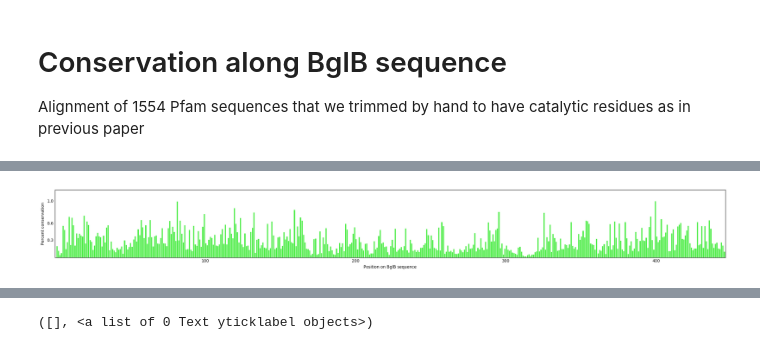
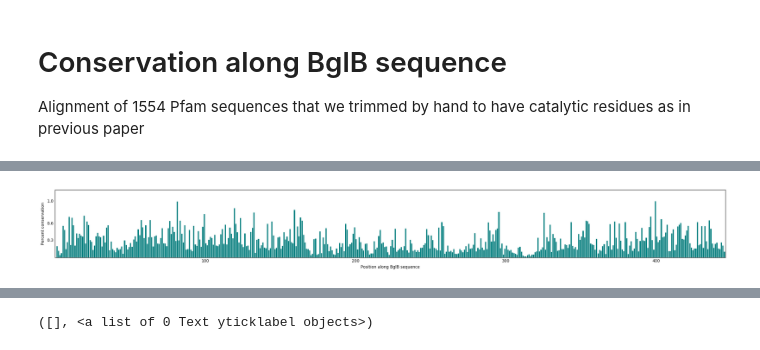
Before and after one commit to dacarlin/bglb_thermal, a Jupyter notebook: paper_draft/figures_for_paper.ipynb, the cells around one changed output, grey strips where cells are left out. Drawn from its saved outputs; the diff is of its cells as text; code cells hidden in the pictures.

Commit message:
Lots of changes to style of figures for thermal paper

```diff
--- a/paper_draft/figures_for_paper.ipynb
+++ b/paper_draft/figures_for_paper.ipynb
@@ -161,18 +141,18 @@ clean_dat.sample( 5 )
 # sorry, the above is a terrible hack
 # %%
 plt.figure( figsize=( 30, 3 ) )
-plt.bar( dat.sequence_pos, ( dat.Entropy / dat.Entropy.max()) , lw=0, color=(0.03,.9,0,0.7), label='Entropy' )
+plt.bar( dat.sequence_pos, ( dat.Entropy / dat.Entropy.max()) , lw=0, color='teal', label='Entropy' )
 
 plt.xlim( 0, 446 ); plt.ylim( 0, 1.2 )
 plt.xticks( [ 100, 200, 300, 400 ] )
 plt.ylabel( 'Percent conservation' )
-plt.xlabel( 'Position on BglB sequence' )
+plt.xlabel( 'Position along BglB sequence' )
 plt.tick_params( length=0 )
 plt.yticks( [ 0.3, .6, 1 ] )
 #plt.box(0)
 plt.show()
 # %% [output]
-[figure, old version]
+[figure, new version]
 # %%
 # add the percent conserved to our dataframe for use in heat map
 
```
Also changed, not shown: parts of 40 cells of this notebook.
